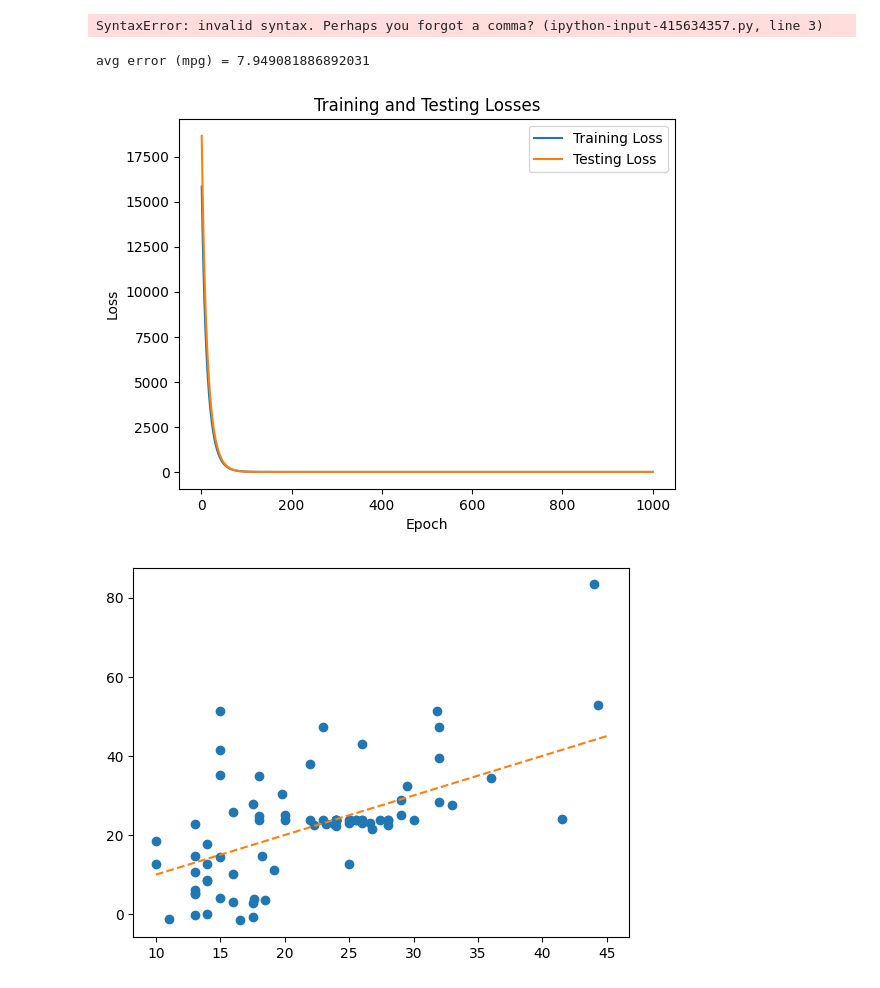
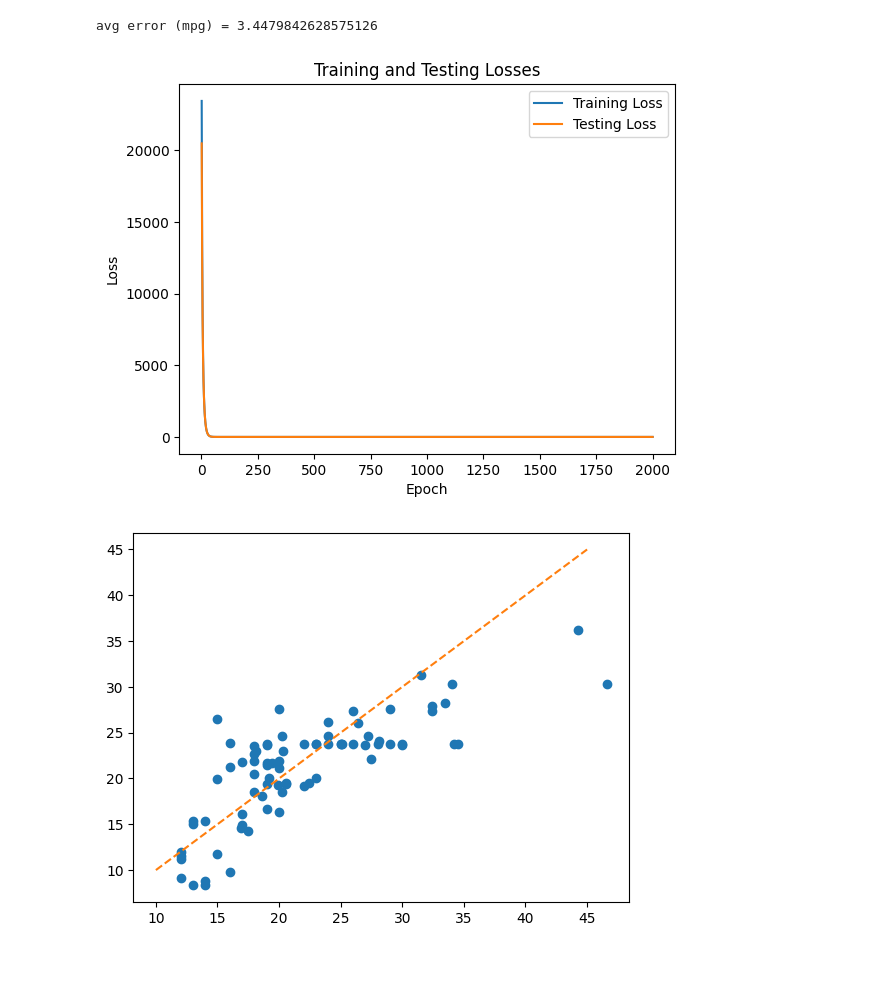
Before and after one commit to jaredlan1/getting_started_with_ML, a Jupyter notebook: HW2.ipynb, the cells around one changed output. Cells and saved outputs as stored; diff of their text form; code cells hidden in the pictures.

```diff
--- a/HW2.ipynb
+++ b/HW2.ipynb
@@ -77,9 +77,9 @@ class Layer:
         ns = self.X_cache.shape[1]
 
         #self.Wbar = self.X_cache.T @ Zbar
-        self.Wbar = (Zbar @ self.X_cache.T) / ns
+        self.Wbar = (Zbar @ self.X_cache.T) #/ ns
         #self.bbar = np.sum(Zbar, axis=0, keepdims=True)
-        self.bbar = np.sum(Zbar, axis=1, keepdims=True) / ns
+        self.bbar = np.sum(Zbar, axis=1, keepdims=True) #/ ns
 
         #Xbar = Zbar @ self.W.T
         Xbar = self.W.T @ Zbar
@@ -151,22 +151,6 @@ if __name__ == '__main__':
 
     # Convert numeric_data to a numpy array for easier manipulation
     numeric_array = np.array(numeric_data)
-# %%
-#Debug Code
-np.random.seed(0)
-l1.W =  [[0.34710014 0.45232547]
- [0.38122103 0.34461438]
- [0.26794282 0.4084993 ]]
-l1.b =  [[0.]
- [0.]
- [0.]]
-l2.W =  [[0.30942088 0.63057874 0.68141247]]
-l2.b =  [[0.]]
-
-X = np.ones((2, ns))
-y = np.ones((1, ns))
-# %% [output]
-SyntaxError: invalid syntax. Perhaps you forgot a comma? (ipython-input-415634357.py, line 3)
 # %%
 # Shuffle the numeric array and the corresponding string array
 nrows = numeric_array.shape[0]
@@ -213,12 +197,12 @@ l2 = Layer(32, 16, relu)
 l3 = Layer(16, 1, identity)
 layers = [l1, l2, l3]
 network = Network(layers, mse)
-alpha = .001
+alpha = 1e-5
 optimizer = GradientDescent(alpha)
 
 train_losses = []
 test_losses = []
-epochs = 1000
+epochs = 2000
 for i in range(epochs):
         # TODO: run train set, backprop, step
         train_loss, _ = network.forward(Xtrain, ytrain, train=True)
@@ -226,33 +210,33 @@ for i in range(epochs):
         optimizer.step(network)            # apply updates
         train_losses.append(train_loss)
         # TODO: run test set
         test_loss, _ = network.forward(Xtest, ytest, train=False)
         test_losses.append(test_loss)
 
     # --- inference ----
         _, yhat = network.forward(Xtest, ytest, train=False)
 
     # unnormalize
 yhat = (yhat * ystd) + ymean
 ytest = (ytest * ystd) + ymean
 
 plt.figure()
 plt.plot(range(1, epochs + 1), train_losses, label='Training Loss')
 plt.plot(range(1, epochs + 1), test_losses, label='Testing Loss')
 plt.xlabel('Epoch')
 plt.ylabel('Loss')
 plt.title('Training and Testing Losses')
 plt.legend()
 
 
 plt.figure()
 plt.plot(ytest.T, yhat.T, "o")
 plt.plot([10, 45], [10, 45], "--")
 
 print("avg error (mpg) =", np.mean(np.abs(yhat - ytest)))
 
 plt.show()
 # %% [output]
-avg error (mpg) = 7.949081886892031
+avg error (mpg) = 3.4479842628575126
-[figure, old version]
+[figure, new version]
-[figure, old version]
+[figure, new version]
```
Also changed, not shown: parts of 1 cell of this notebook.
